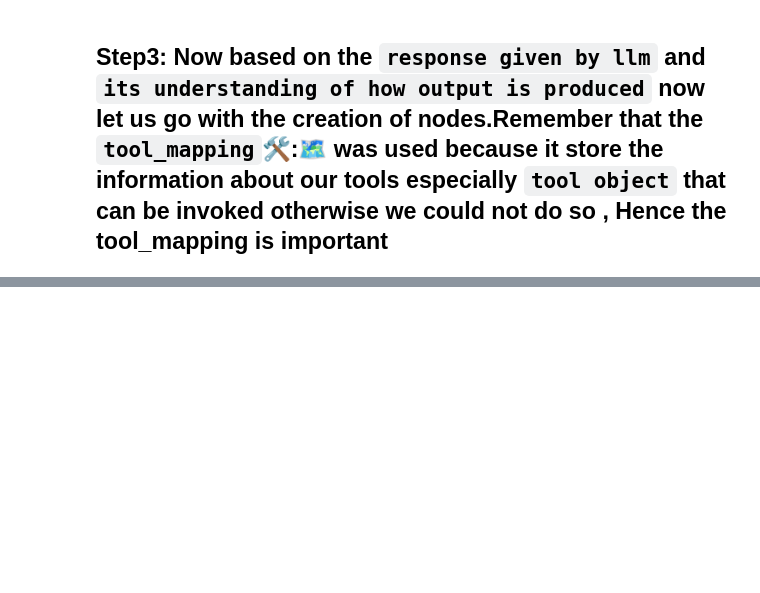
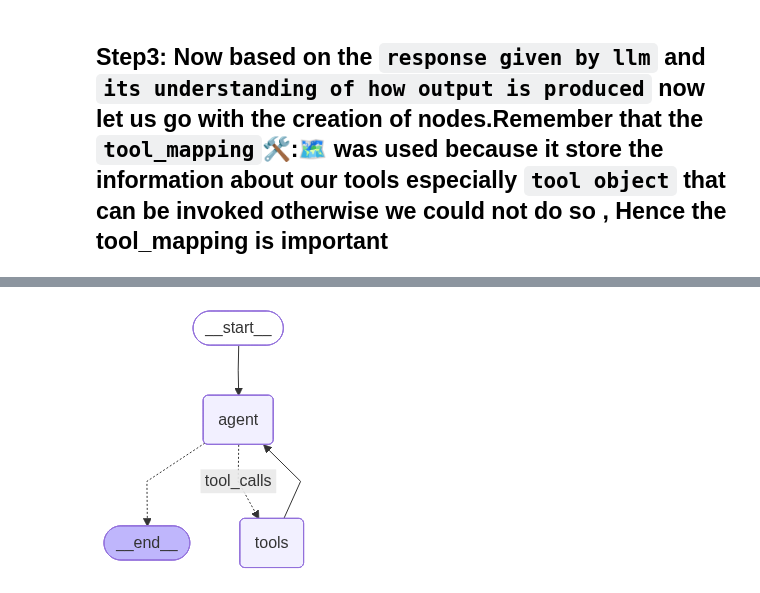
Before and after one commit to RautRitesh/langgraph, a Jupyter notebook: Human_in_the_loop.ipynb, the cells around one changed output, grey strips where cells are left out. Cells and saved outputs as stored; diff of their text form; code cells hidden in the pictures; blank space fills up the shorter version.

```diff
--- a/Human_in_the_loop.ipynb
+++ b/Human_in_the_loop.ipynb
@@ -97,2 +98,9 @@ final response from tools---
 # %% [markdown]
 ## Step3: Now based on the `response given by llm` and `its understanding of how output is produced` now let us go with the creation of nodes.Remember that the `tool_mapping`🛠️:🗺️ was used because it store the information about our tools especially `tool object` that can  be invoked otherwise we could not do so , Hence the tool_mapping is important
+# %%
+def agent(state:MessagesState):
+  message=state["messages"]
+  response=llm_with_tools.invoke(message)
+  print("From the agent")
+  print(response)
+  return {"messages":[response]}
@@ -98,0 +115,35 @@ final response from tools---
+# %%
+def router(state:MessagesState)->Literal["tool_calls",END]:
+  last_message=state["messages"][-1]
+  if last_message.additional_kwargs.get("tool_calls"):
+    return "tool_calls"
+  else:
+    return END
+# %%
+def invoke_tool(state:MessagesState):
+  last_message=state["messages"][-1].additional_kwargs.get("tool_calls")[0]
+  if len(last_message):
+    tool_name=last_message.get("function").get("name")
+    tool_id=last_message.get("id")
+    tool_argument=last_message.get("function").get("arguments")
+    tool_argument_query=json.loads(tool_argument)
+    actual_query=tool_argument_query.get("query","")
+    if tool_name=="search":
+      human_input=input("Do you want me to use the tavily search it will cost you[Y/N]:")
+      if human_input.lower()=="y":
+        response=tool_mapping[tool_name].invoke(actual_query)
+
+        return {"messages":[ToolMessage(tool_call_id=tool_id,content=str(response),name=tool_name)]}
+      else:
+        return {"messages":[ToolMessage(tool_call_id=tool_id,content="User declined tool calls",name=tool_name)]}
+
+  else:
+    raise Exception("tool was not found")
+# %%
+workflow=StateGraph(MessagesState)
+workflow.add_node("agent",agent)
+workflow.add_node("tools",invoke_tool)
+workflow.add_conditional_edges("agent",router,{"tool_calls":"tools",END:END})
+workflow.add_edge("tools","agent")
+workflow.add_edge(START,"agent")
+app=workflow.compile()
@@ -98,0 +152,4 @@ final response from tools---
+# %%
+display(Image(app.get_graph().draw_mermaid_png()))
+# %% [output]
+[figure, added]
```
Also changed, not shown: parts of 7 cells of this notebook.
